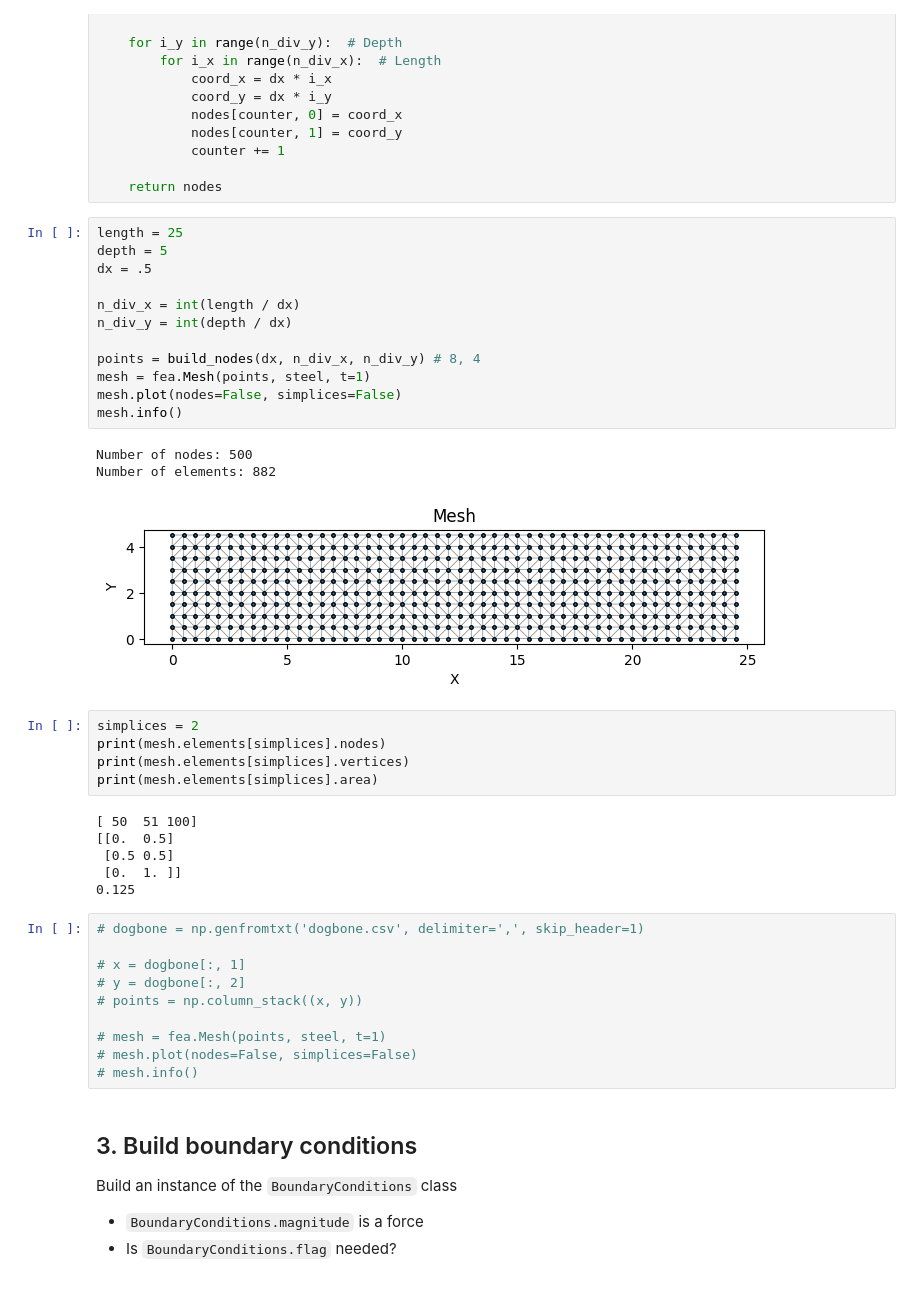
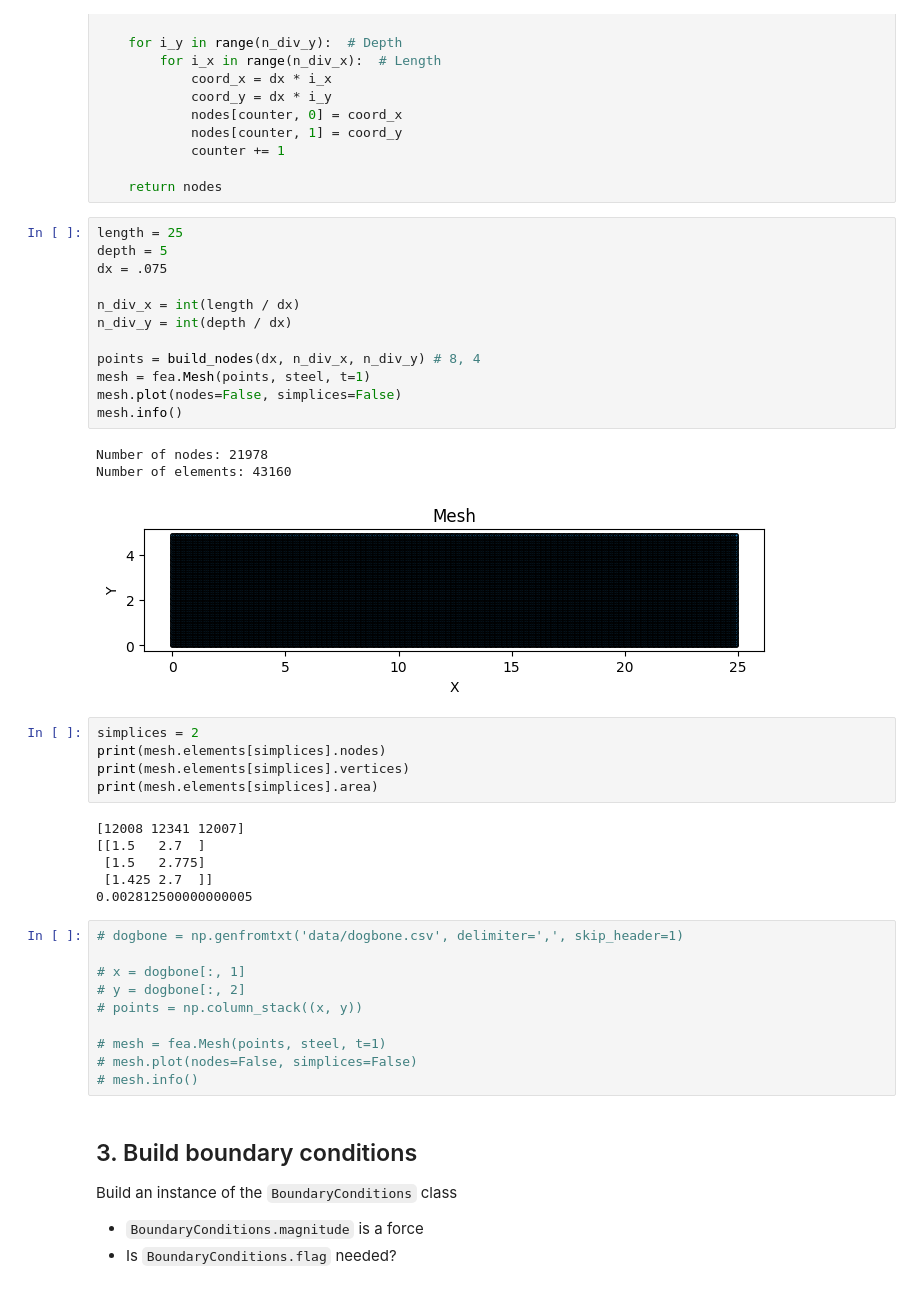
Before and after one commit to mark-hobbs/simplefea, a Jupyter notebook: examples/2d-plate-example.ipynb, the cells around one changed output. Saved outputs shown, nothing was run; the diff lists cells and outputs as text.

```diff
--- a/examples/2d-plate-example.ipynb
+++ b/examples/2d-plate-example.ipynb
@@ -138,32 +138,32 @@ def build_nodes(dx, n_div_x, n_div_y):
 # %%
 length = 25
 depth = 5
-dx = .5
+dx = .075
 
 n_div_x = int(length / dx)
 n_div_y = int(depth / dx)
 
 points = build_nodes(dx, n_div_x, n_div_y) # 8, 4
 mesh = fea.Mesh(points, steel, t=1)
 mesh.plot(nodes=False, simplices=False)
 mesh.info()
 # %% [output]
-Number of nodes: 500
-Number of elements: 882
+Number of nodes: 21978
+Number of elements: 43160
-[figure, old version]
+[figure, new version]
 # %%
 simplices = 2
 print(mesh.elements[simplices].nodes)
 print(mesh.elements[simplices].vertices)
 print(mesh.elements[simplices].area)
 # %% [output]
-[ 50  51 100]
-[[0.  0.5]
- [0.5 0.5]
- [0.  1. ]]
-0.125
+[12008 12341 12007]
+[[1.5   2.7  ]
+ [1.5   2.775]
+ [1.425 2.7  ]]
+0.002812500000000005
 # %%
-# dogbone = np.genfromtxt('dogbone.csv', delimiter=',', skip_header=1)
+# dogbone = np.genfromtxt('data/dogbone.csv', delimiter=',', skip_header=1)
 
 # x = dogbone[:, 1]
 # y = dogbone[:, 2]
```
Also changed, not shown: parts of 5 cells of this notebook, 2 other files.
